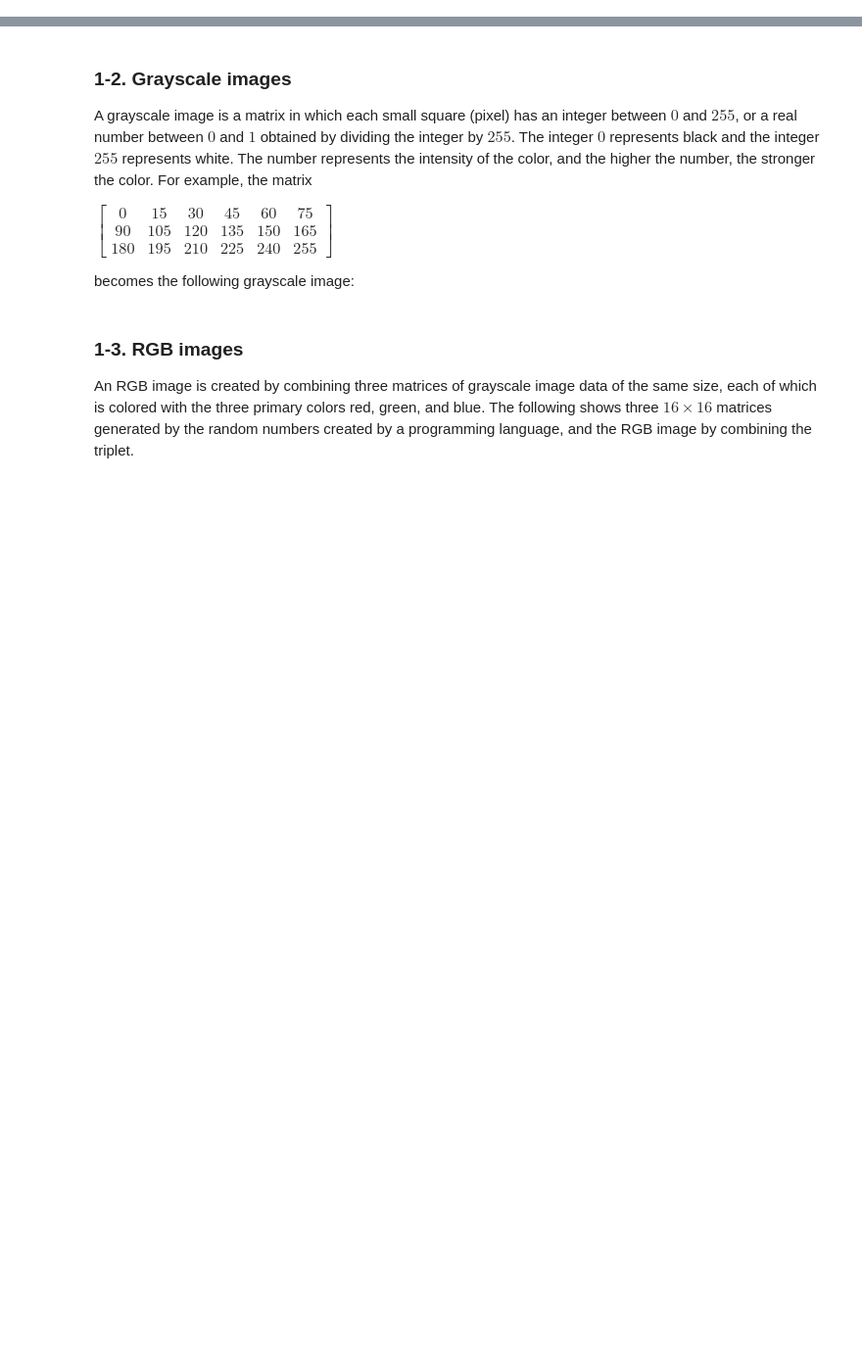
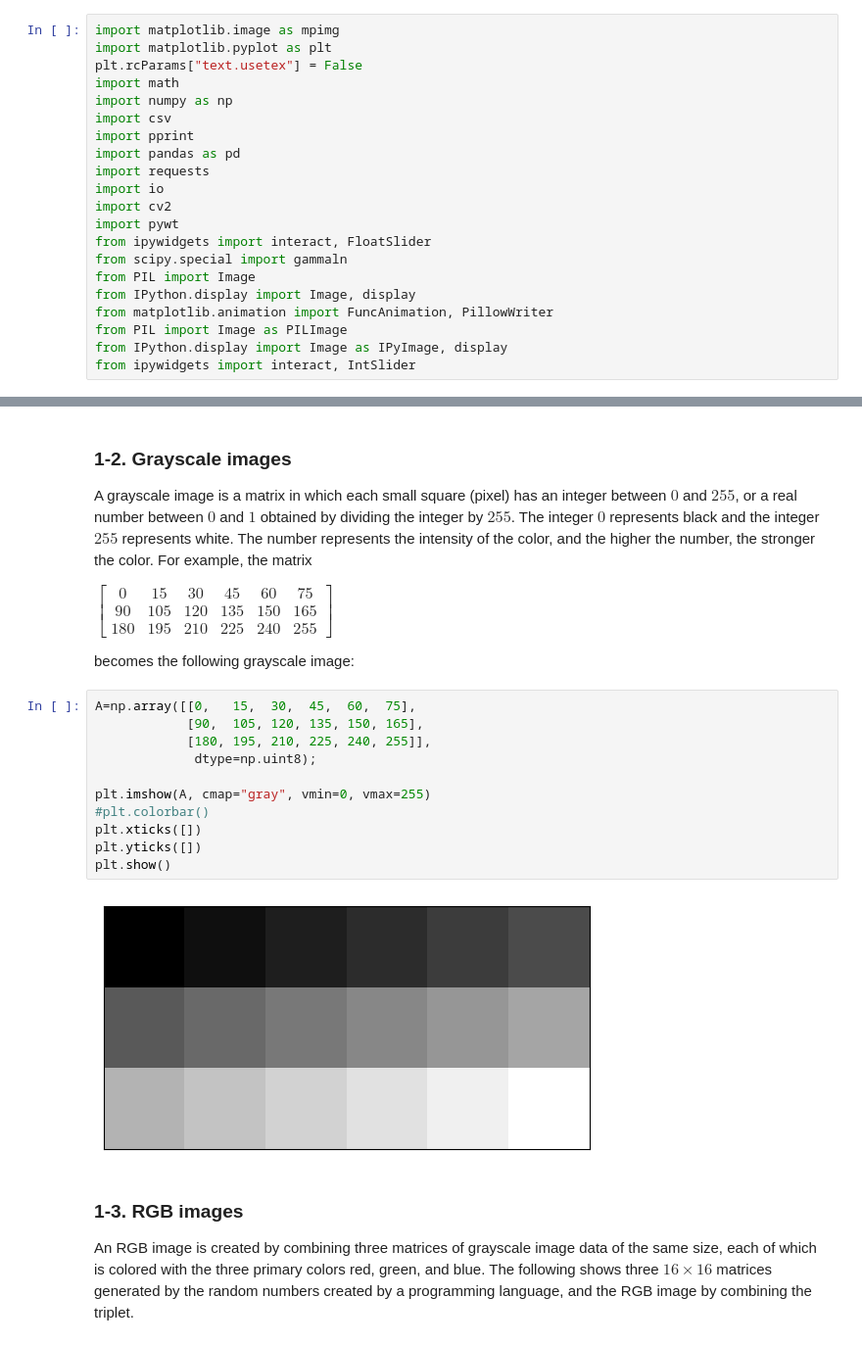
Before and after one commit to fiomfd/ATCM2025, a Jupyter notebook: Linear Algebra/python_matrix_and_data.ipynb, the cells around one changed output, grey strips where cells are left out. Shown at 98% size. Saved outputs shown, nothing was run; the diff lists cells and outputs as text; blank space fills up the shorter version.

```diff
--- a/Linear Algebra/python_matrix_and_data.ipynb
+++ b/Linear Algebra/python_matrix_and_data.ipynb
@@ -5,6 +5,27 @@
 1. Data described by matrices
 2. Singular value decomposition and low rank approximation
 3. Wavelet decomposition with the Haar wavelet and image processing
+# %%
+import matplotlib.image as mpimg
+import matplotlib.pyplot as plt
+plt.rcParams["text.usetex"] = False
+import math
+import numpy as np
+import csv
+import pprint
+import pandas as pd
+import requests
+import io
+import cv2
+import pywt
+from ipywidgets import interact, FloatSlider
+from scipy.special import gammaln
+from PIL import Image
+from IPython.display import Image, display
+from matplotlib.animation import FuncAnimation, PillowWriter
+from PIL import Image as PILImage
+from IPython.display import Image as IPyImage, display
+from ipywidgets import interact, IntSlider
 # %% [markdown]
 ### 1. Data described by matrices
 # %% [markdown]
@@ -26,6 +98,19 @@ $\begin{bmatrix}
 \end{bmatrix}$
 
 becomes the following grayscale image:
+# %%
+A=np.array([[0,   15,  30,  45,  60,  75],
+            [90,  105, 120, 135, 150, 165],
+            [180, 195, 210, 225, 240, 255]],
+             dtype=np.uint8);
+
+plt.imshow(A, cmap="gray", vmin=0, vmax=255)
+#plt.colorbar()
+plt.xticks([])
+plt.yticks([])
+plt.show()
+# %% [output]
+[figure, added]
 # %% [markdown]
 ### 1-3. RGB images
 
```
Also changed, not shown: parts of 10 cells of this notebook.
